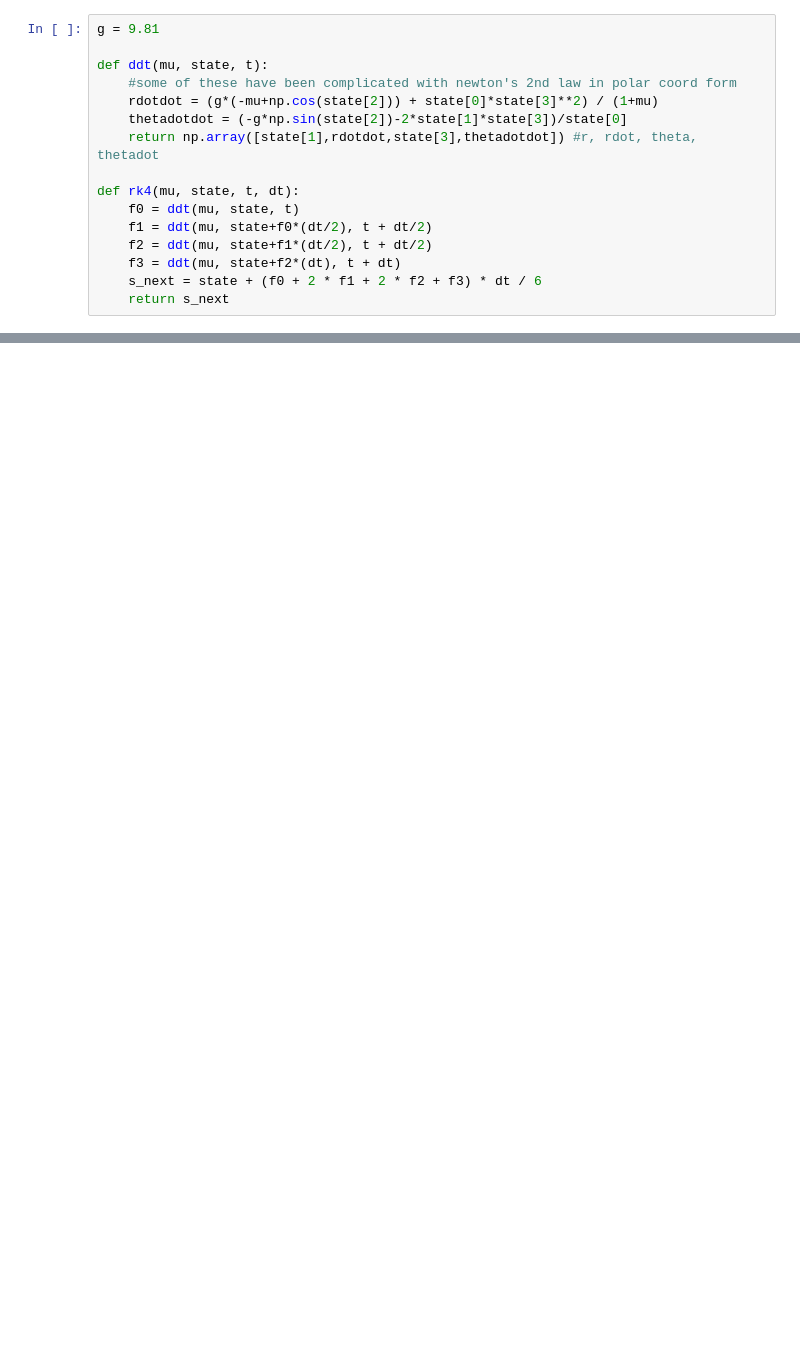
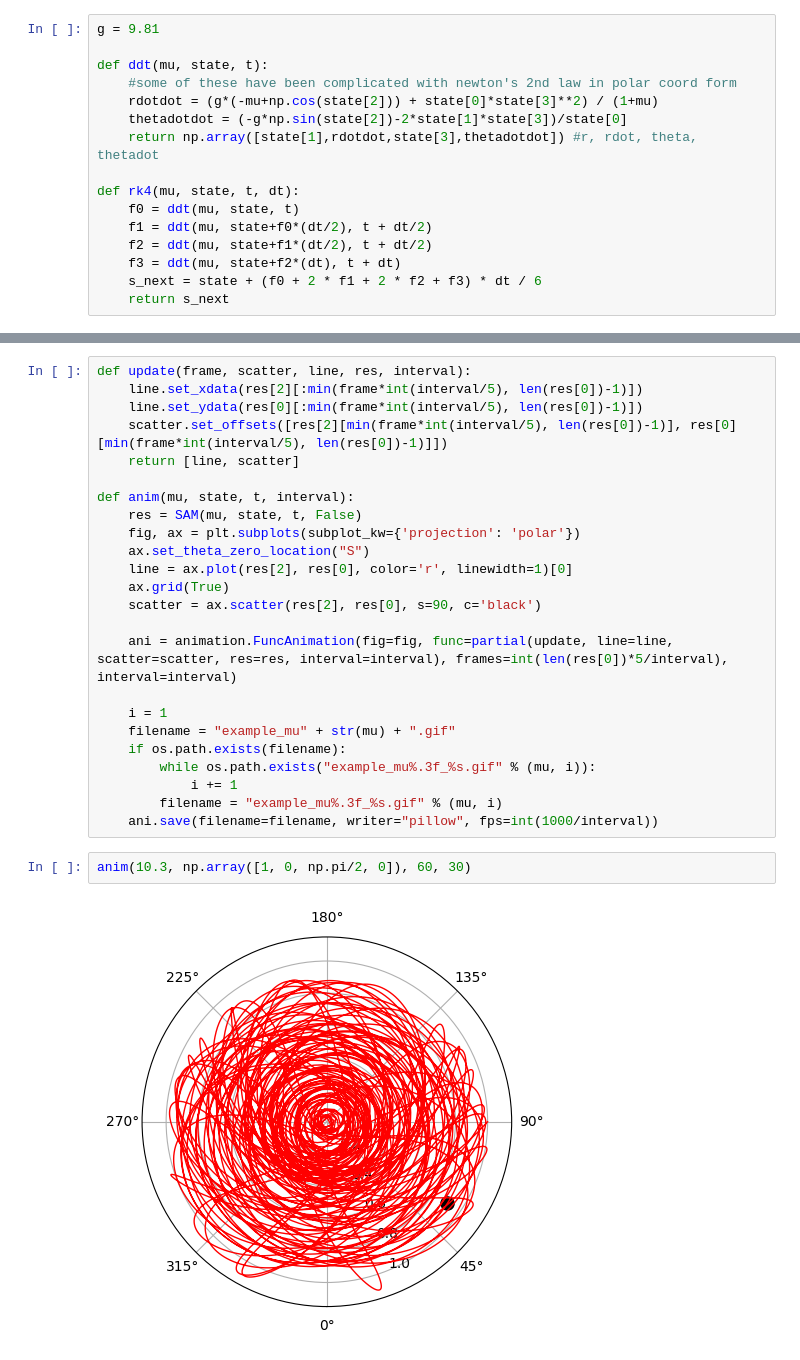
Before and after one commit to pgot/swingingatwood, a Jupyter notebook: main.ipynb, the cells around one changed output, grey strips where cells are left out. Saved outputs shown, nothing was run; the diff lists cells and outputs as text; blank space fills up the shorter version.

Commit message:
animations and some example gifs

```diff
--- a/main.ipynb
+++ b/main.ipynb
@@ -59,0 +89,28 @@ SAM(5, np.array([2,-3,0.1,0.7]), 10) #some initial velocity
+# %%
+def update(frame, scatter, line, res, interval):
+    line.set_xdata(res[2][:min(frame*int(interval/5), len(res[0])-1)])
+    line.set_ydata(res[0][:min(frame*int(interval/5), len(res[0])-1)])
+    scatter.set_offsets([res[2][min(frame*int(interval/5), len(res[0])-1)], res[0][min(frame*int(interval/5), len(res[0])-1)]])
+    return [line, scatter]
+
+def anim(mu, state, t, interval):
+    res = SAM(mu, state, t, False)
+    fig, ax = plt.subplots(subplot_kw={'projection': 'polar'})
+    ax.set_theta_zero_location("S")
+    line = ax.plot(res[2], res[0], color='r', linewidth=1)[0]
+    ax.grid(True)
+    scatter = ax.scatter(res[2], res[0], s=90, c='black')
+
+    ani = animation.FuncAnimation(fig=fig, func=partial(update, line=line, scatter=scatter, res=res, interval=interval), frames=int(len(res[0])*5/interval), interval=interval)
+
+    i = 1
+    filename = "example_mu" + str(mu) + ".gif"
+    if os.path.exists(filename):
+        while os.path.exists("example_mu%.3f_%s.gif" % (mu, i)):
+            i += 1
+        filename = "example_mu%.3f_%s.gif" % (mu, i)
+    ani.save(filename=filename, writer="pillow", fps=int(1000/interval))
+# %%
+anim(10.3, np.array([1, 0, np.pi/2, 0]), 60, 30)
+# %% [output]
+[figure, added]
```
Also changed, not shown: parts of 5 cells of this notebook, 3 other files.
